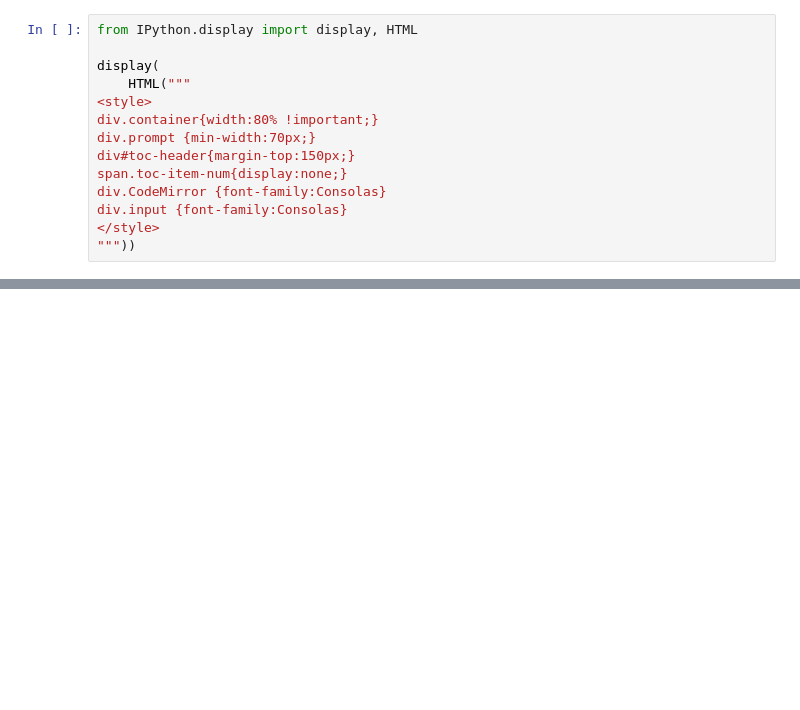
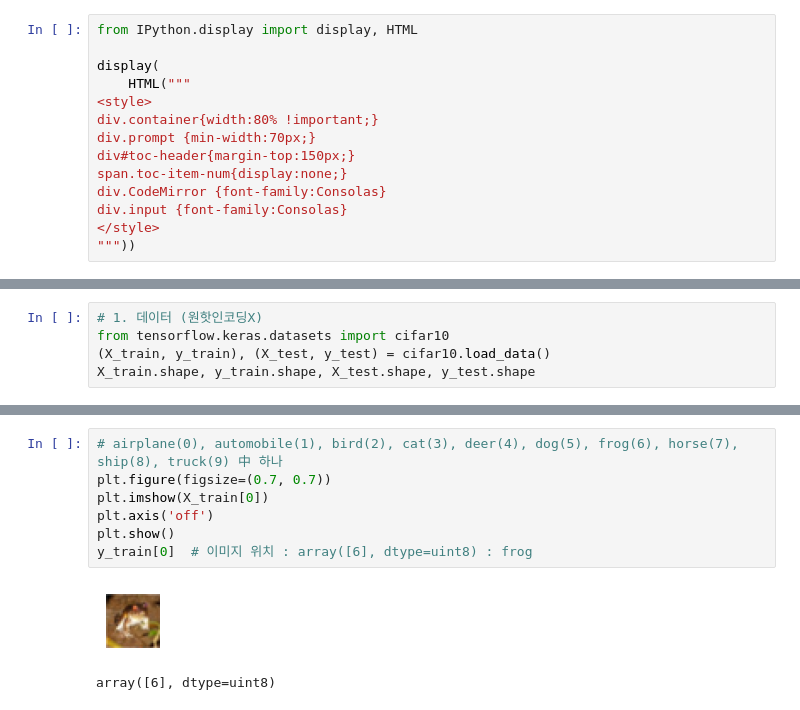
Before and after one commit to sehyeon24/ai, a Jupyter notebook: source/09_이미지처리/02_CNN알고리즘들.ipynb, the cells around one changed output, grey strips where cells are left out. Cells and saved outputs as stored; diff of their text form; blank space fills up the shorter version.

```diff
--- a/source/09_이미지처리/02_CNN알고리즘들.ipynb
+++ b/source/09_이미지처리/02_CNN알고리즘들.ipynb
@@ -18,0 +283,5 @@ div.input {font-family:Consolas}
+# %%
+# 1. 데이터 (원핫인코딩X)
+from tensorflow.keras.datasets import cifar10
+(X_train, y_train), (X_test, y_test) = cifar10.load_data()
+X_train.shape, y_train.shape, X_test.shape, y_test.shape
@@ -18,0 +292,10 @@ div.input {font-family:Consolas}
+# %%
+# airplane(0), automobile(1), bird(2), cat(3), deer(4), dog(5), frog(6), horse(7), ship(8), truck(9) 中 하나
+plt.figure(figsize=(0.7, 0.7))
+plt.imshow(X_train[0])
+plt.axis('off')
+plt.show()
+y_train[0]  # 이미지 위치 : array([6], dtype=uint8) : frog
+# %% [output]
+[figure, added]
+array([6], dtype=uint8)
```
Also changed, not shown: parts of 42 cells of this notebook, 5 other files.
